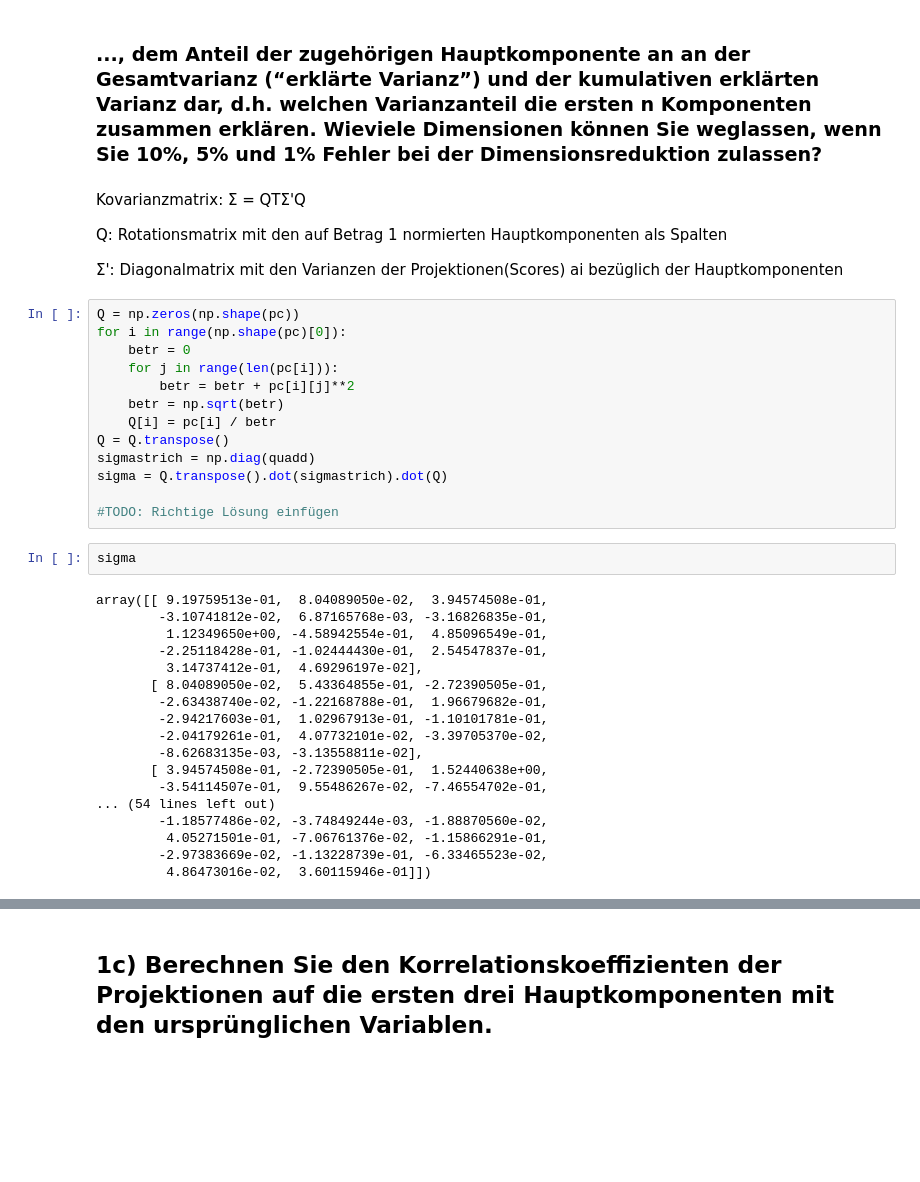
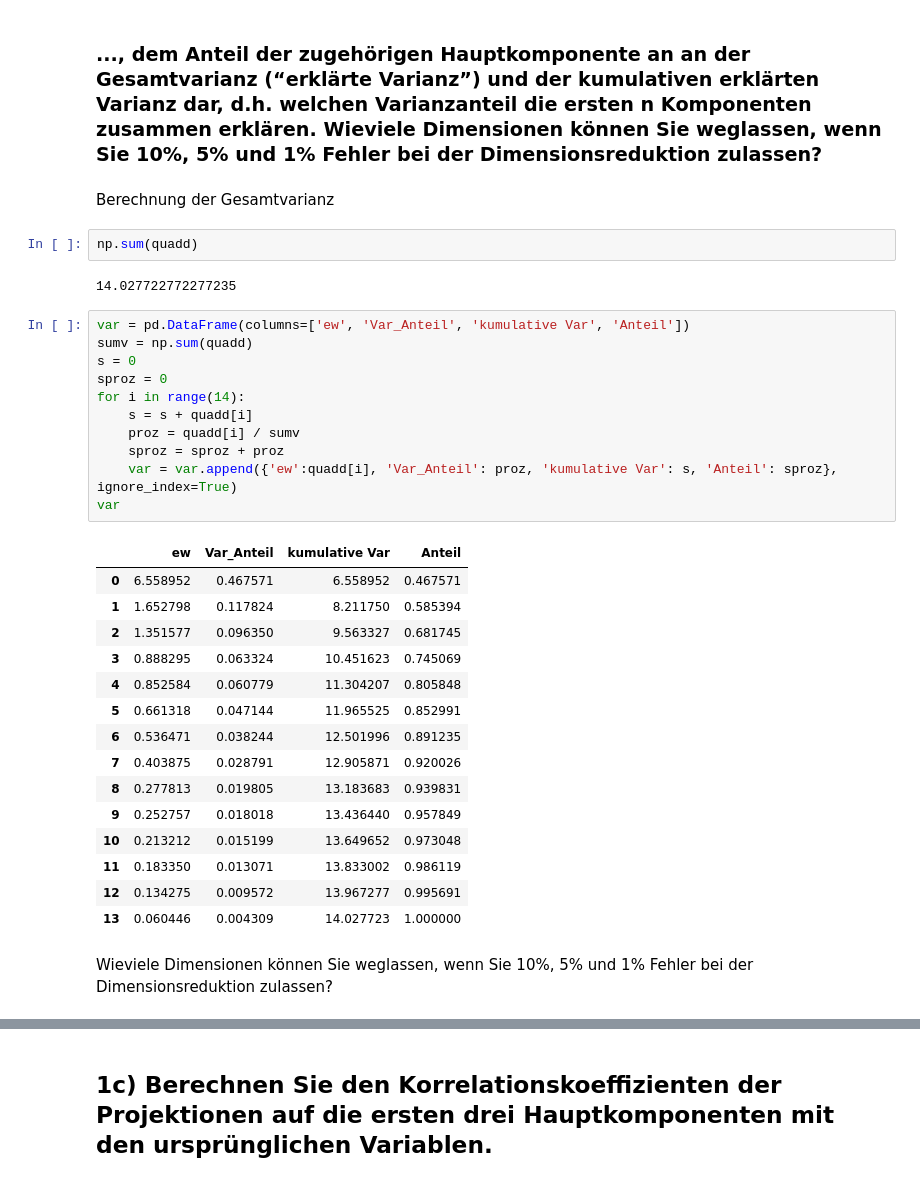
Before and after one commit to fa97ber/MachineLearning, a Jupyter notebook: ML/ML_02_01.ipynb, the cells around one changed output, grey strips where cells are left out. Cells and saved outputs as stored; diff of their text form; blank space fills up the shorter version.

```diff
--- a/ML/ML_02_01.ipynb
+++ b/ML/ML_02_01.ipynb
@@ -202,42 +202,39 @@ array([[6.55895193, 0.        , 0.        , 0.        , 0.        ,
 (“erklärte Varianz”) und der kumulativen erklärten Varianz dar, d.h. welchen Varianzanteil
 die ersten n Komponenten zusammen erklären. Wieviele Dimensionen können Sie weglassen,
 wenn Sie 10%, 5% und 1% Fehler bei der Dimensionsreduktion zulassen?</h3>
-# %% [markdown]
-Kovarianzmatrix: Σ = QTΣ'Q
-
-Q: Rotationsmatrix mit den auf Betrag 1 normierten Hauptkomponenten als Spalten
-
-Σ': Diagonalmatrix mit den Varianzen der Projektionen(Scores) ai bezüglich der Hauptkomponenten
-# %%
-Q = np.zeros(np.shape(pc))
-for i in range(np.shape(pc)[0]):
-    betr = 0
-    for j in range(len(pc[i])):
-        betr = betr + pc[i][j]**2
-    betr = np.sqrt(betr)
-    Q[i] = pc[i] / betr
-Q = Q.transpose()
-sigmastrich = np.diag(quadd)
-sigma = Q.transpose().dot(sigmastrich).dot(Q)
-
-#TODO: Richtige Lösung einfügen
-# %%
-sigma
-# %% [output]
-array([[ 9.19759513e-01,  8.04089050e-02,  3.94574508e-01,
-        -3.10741812e-02,  6.87165768e-03, -3.16826835e-01,
-         1.12349650e+00, -4.58942554e-01,  4.85096549e-01,
-        -2.25118428e-01, -1.02444430e-01,  2.54547837e-01,
-         3.14737412e-01,  4.69296197e-02],
-       [ 8.04089050e-02,  5.43364855e-01, -2.72390505e-01,
-        -2.63438740e-02, -1.22168788e-01,  1.96679682e-01,
-        -2.94217603e-01,  1.02967913e-01, -1.10101781e-01,
-        -2.04179261e-01,  4.07732101e-02, -3.39705370e-02,
-        -8.62683135e-03, -3.13558811e-02],
-       [ 3.94574508e-01, -2.72390505e-01,  1.52440638e+00,
-        -3.54114507e-01,  9.55486267e-02, -7.46554702e-01,
-... (54 lines left out)
-        -1.18577486e-02, -3.74849244e-03, -1.88870560e-02,
-         4.05271501e-01, -7.06761376e-02, -1.15866291e-01,
-        -2.97383669e-02, -1.13228739e-01, -6.33465523e-02,
-         4.86473016e-02,  3.60115946e-01]])
+# %% [markdown]
+Berechnung der Gesamtvarianz
+# %%
+np.sum(quadd)
+# %% [output]
+14.027722772277235
+# %%
+var = pd.DataFrame(columns=['ew', 'Var_Anteil', 'kumulative Var', 'Anteil'])
+sumv = np.sum(quadd)
+s = 0
+sproz = 0
+for i in range(14):
+    s = s + quadd[i]
+    proz = quadd[i] / sumv
+    sproz = sproz + proz
+    var = var.append({'ew':quadd[i], 'Var_Anteil': proz, 'kumulative Var': s, 'Anteil': sproz}, ignore_index=True)
+var
+# %% [output]
+|  | ew | Var_Anteil | kumulative Var | Anteil |
+| 0 | 6.558952 | 0.467571 | 6.558952 | 0.467571 |
+| 1 | 1.652798 | 0.117824 | 8.211750 | 0.585394 |
+| 2 | 1.351577 | 0.096350 | 9.563327 | 0.681745 |
+| 3 | 0.888295 | 0.063324 | 10.451623 | 0.745069 |
+| 4 | 0.852584 | 0.060779 | 11.304207 | 0.805848 |
+| 5 | 0.661318 | 0.047144 | 11.965525 | 0.852991 |
+| 6 | 0.536471 | 0.038244 | 12.501996 | 0.891235 |
+| 7 | 0.403875 | 0.028791 | 12.905871 | 0.920026 |
+| 8 | 0.277813 | 0.019805 | 13.183683 | 0.939831 |
+| 9 | 0.252757 | 0.018018 | 13.436440 | 0.957849 |
+| 10 | 0.213212 | 0.015199 | 13.649652 | 0.973048 |
+| 11 | 0.183350 | 0.013071 | 13.833002 | 0.986119 |
+| 12 | 0.134275 | 0.009572 | 13.967277 | 0.995691 |
+| 13 | 0.060446 | 0.004309 | 14.027723 | 1.000000 |
+# %% [markdown]
+Wieviele Dimensionen können Sie weglassen,
+wenn Sie 10%, 5% und 1% Fehler bei der Dimensionsreduktion zulassen?
```
Also changed, not shown: parts of 7 cells of this notebook.
